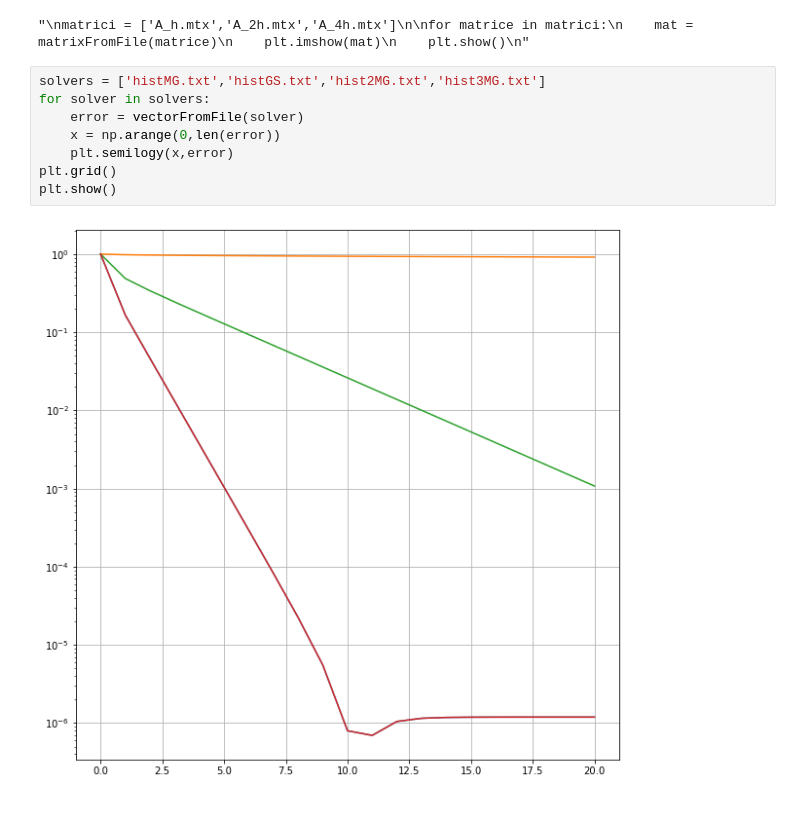
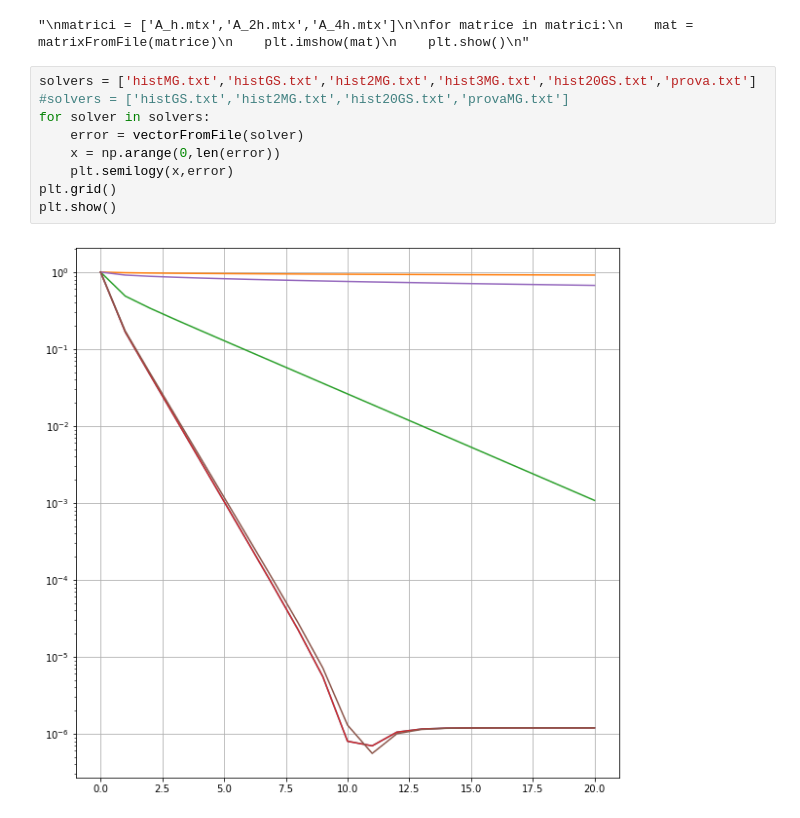
Before and after one commit to AMSC22-23/MultiGrid-Untila-Cecchettini-Capoferri, a Jupyter notebook: classes/test.ipynb, the cells around one changed output. Cells and saved outputs as stored; diff of their text form.

```diff
--- a/classes/test.ipynb
+++ b/classes/test.ipynb
@@ -113,12 +113,13 @@ for matrice in matrici:
 # %% [output]
 "\nmatrici = ['A_h.mtx','A_2h.mtx','A_4h.mtx']\n\nfor matrice in matrici:\n    mat = matrixFromFile(matrice)\n    plt.imshow(mat)\n    plt.show()\n"
 # %%
-solvers = ['histMG.txt','histGS.txt','hist2MG.txt','hist3MG.txt']
+solvers = ['histMG.txt','histGS.txt','hist2MG.txt','hist3MG.txt','hist20GS.txt','prova.txt']
+#solvers = ['histGS.txt','hist2MG.txt','hist20GS.txt','provaMG.txt']
 for solver in solvers:
     error = vectorFromFile(solver)
     x = np.arange(0,len(error))
     plt.semilogy(x,error)
 plt.grid()
 plt.show()
 # %% [output]
-[figure, old version]
+[figure, new version]
```
Also changed, not shown: 6 other files.
